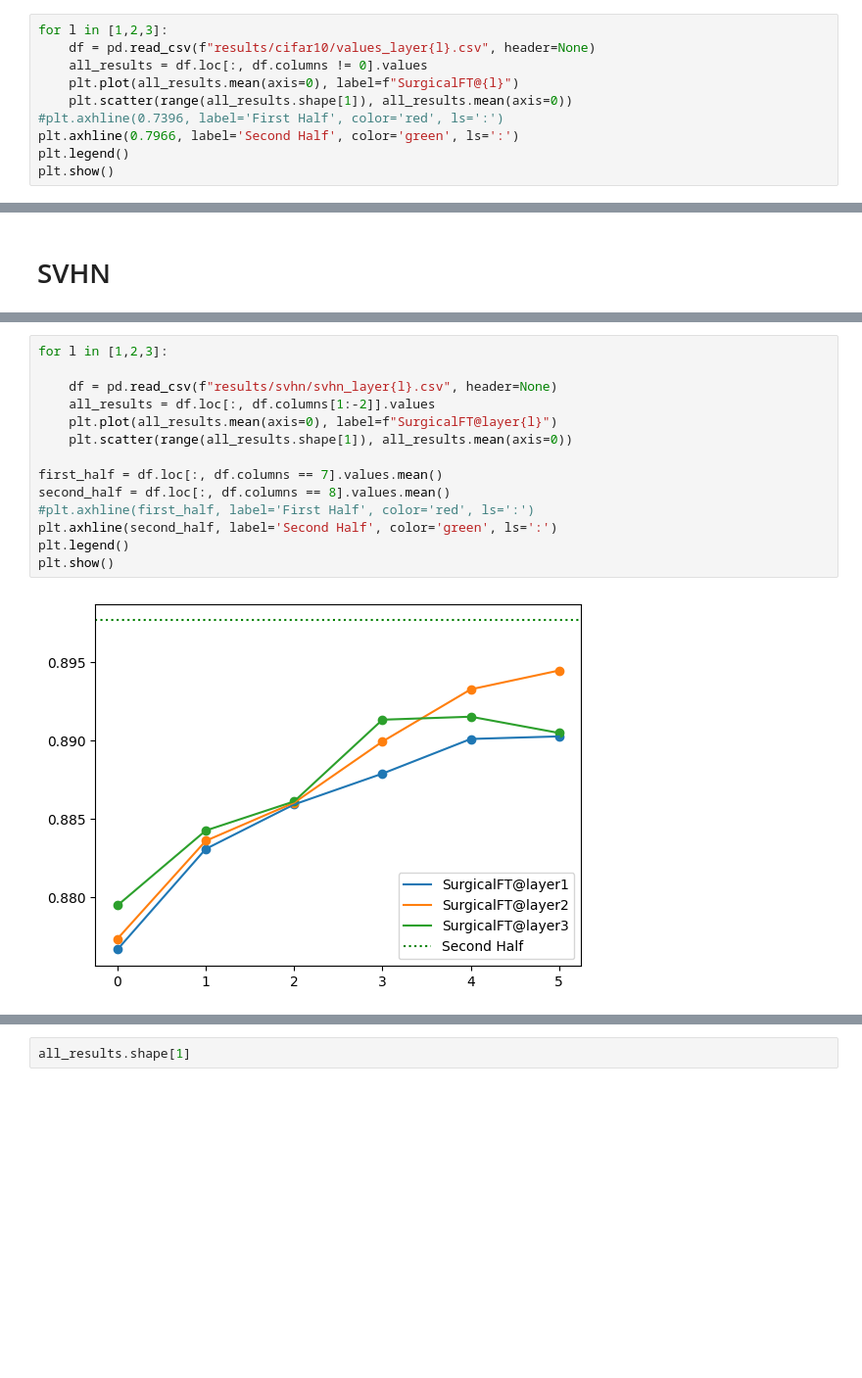
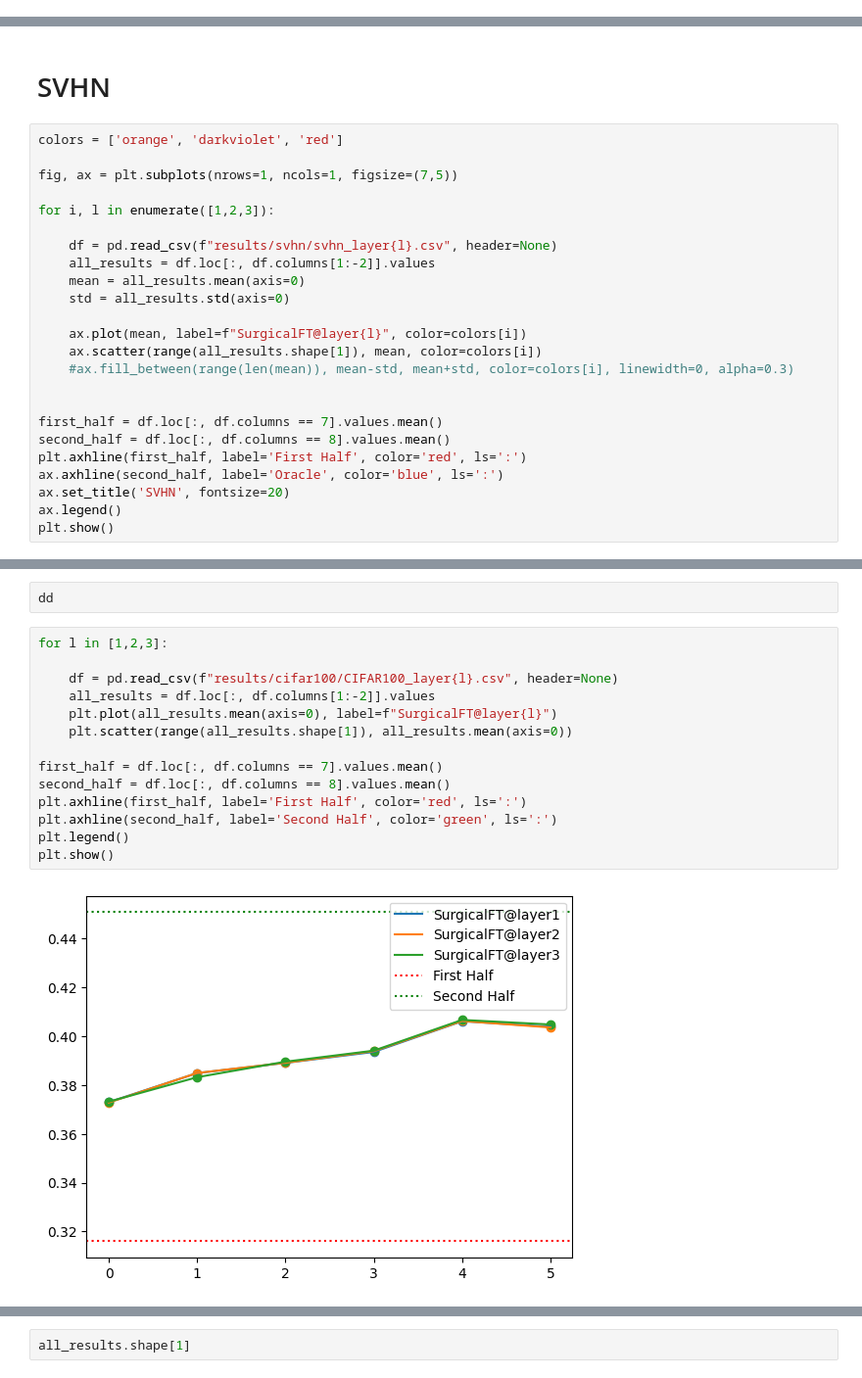
Before and after one commit to francesco-p/simple-incremental, a Jupyter notebook: viz_values.ipynb, the cells around one changed output, grey strips where cells are left out. Shown at 98% size. Cells and saved outputs as stored; diff of their text form; blank space fills up the shorter version.

```diff
--- a/viz_values.ipynb
+++ b/viz_values.ipynb
@@ -19,12 +21,2 @@ from torch.utils.tensorboard import SummaryWriter
 # %% [markdown]
 # CIFAR10
-# %%
-for l in [1,2,3]:
-    df = pd.read_csv(f"results/cifar10/values_layer{l}.csv", header=None)
-    all_results = df.loc[:, df.columns != 0].values
-    plt.plot(all_results.mean(axis=0), label=f"SurgicalFT@{l}")
-    plt.scatter(range(all_results.shape[1]), all_results.mean(axis=0))
-#plt.axhline(0.7396, label='First Half', color='red', ls=':')
-plt.axhline(0.7966, label='Second Half', color='green', ls=':')
-plt.legend()
-plt.show()
@@ -33,2 +135,26 @@ plt.show()
 # %% [markdown]
 # SVHN
+# %%
+colors = ['orange', 'darkviolet', 'red']
+
+fig, ax = plt.subplots(nrows=1, ncols=1, figsize=(7,5))
+
+for i, l in enumerate([1,2,3]):
+
+    df = pd.read_csv(f"results/svhn/svhn_layer{l}.csv", header=None)
+    all_results = df.loc[:, df.columns[1:-2]].values
+    mean = all_results.mean(axis=0)
+    std = all_results.std(axis=0)
+
+    ax.plot(mean, label=f"SurgicalFT@layer{l}", color=colors[i])
+    ax.scatter(range(all_results.shape[1]), mean, color=colors[i])
+    #ax.fill_between(range(len(mean)), mean-std, mean+std, color=colors[i], linewidth=0, alpha=0.3)
+
+
+first_half = df.loc[:, df.columns == 7].values.mean()
+second_half = df.loc[:, df.columns == 8].values.mean()
+plt.axhline(first_half, label='First Half', color='red', ls=':')
+ax.axhline(second_half, label='Oracle', color='blue', ls=':')
+ax.set_title('SVHN', fontsize=20)
+ax.legend()
+plt.show()
@@ -35,16 +163,18 @@ plt.show()
+# %%
+dd
 # %%
 for l in [1,2,3]:
 
-    df = pd.read_csv(f"results/svhn/svhn_layer{l}.csv", header=None)
+    df = pd.read_csv(f"results/cifar100/CIFAR100_layer{l}.csv", header=None)
     all_results = df.loc[:, df.columns[1:-2]].values
     plt.plot(all_results.mean(axis=0), label=f"SurgicalFT@layer{l}")
     plt.scatter(range(all_results.shape[1]), all_results.mean(axis=0))
 
 first_half = df.loc[:, df.columns == 7].values.mean()
 second_half = df.loc[:, df.columns == 8].values.mean()
-#plt.axhline(first_half, label='First Half', color='red', ls=':')
+plt.axhline(first_half, label='First Half', color='red', ls=':')
 plt.axhline(second_half, label='Second Half', color='green', ls=':')
 plt.legend()
 plt.show()
 # %% [output]
-[figure, old version]
+[figure, new version]
```
Also changed, not shown: parts of 6 cells of this notebook, 10 other files.
